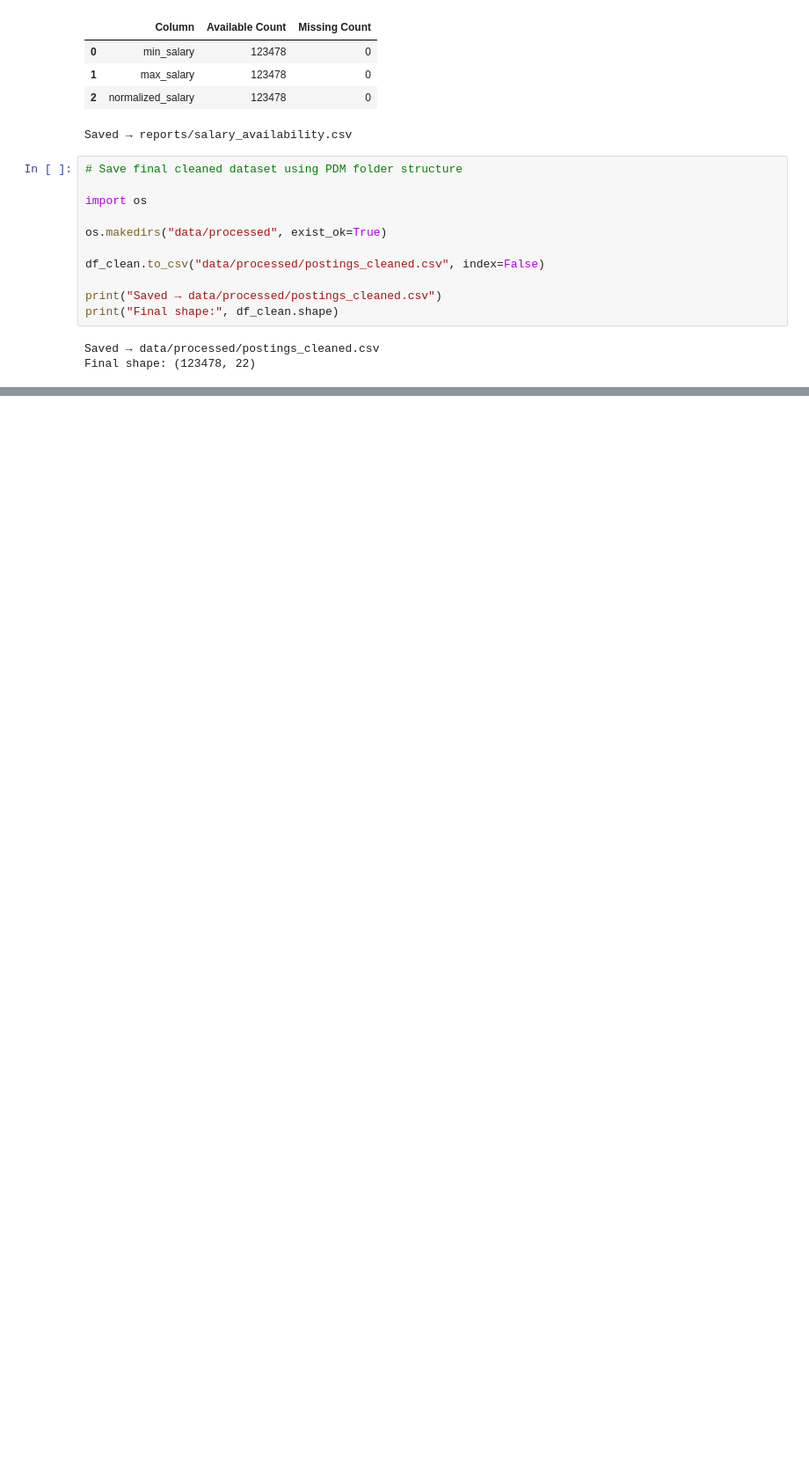
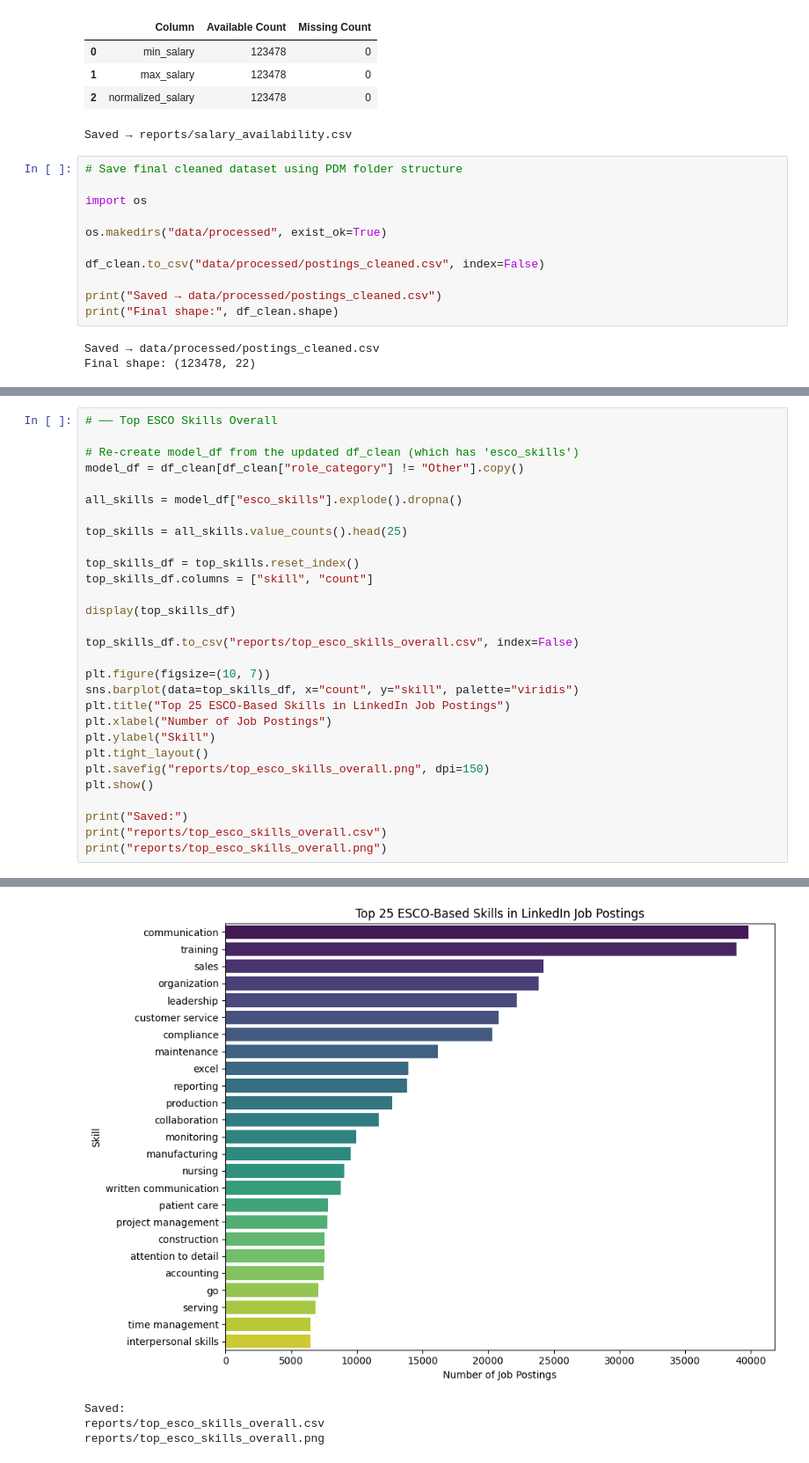
Before and after one commit to Manisha-Purushothaman/linkedin-job-nlp, a Jupyter notebook: notebooks/preprocessing_v1.ipynb, the cells around one changed output, grey strips where cells are left out. Shown at 88% size. Cells and saved outputs as stored; diff of their text form; blank space fills up the shorter version.

```diff
--- a/notebooks/preprocessing_v1.ipynb
+++ b/notebooks/preprocessing_v1.ipynb
@@ -490,0 +1515,30 @@ Final shape: (123478, 22)
+# %%
+# ── Top ESCO Skills Overall
+
+# Re-create model_df from the updated df_clean (which has 'esco_skills')
+model_df = df_clean[df_clean["role_category"] != "Other"].copy()
+
+all_skills = model_df["esco_skills"].explode().dropna()
+
+top_skills = all_skills.value_counts().head(25)
+
+top_skills_df = top_skills.reset_index()
+top_skills_df.columns = ["skill", "count"]
+
+display(top_skills_df)
+
+top_skills_df.to_csv("reports/top_esco_skills_overall.csv", index=False)
+
+plt.figure(figsize=(10, 7))
+sns.barplot(data=top_skills_df, x="count", y="skill", palette="viridis")
+plt.title("Top 25 ESCO-Based Skills in LinkedIn Job Postings")
+plt.xlabel("Number of Job Postings")
+plt.ylabel("Skill")
+plt.tight_layout()
+plt.savefig("reports/top_esco_skills_overall.png", dpi=150)
+plt.show()
+
+print("Saved:")
+print("reports/top_esco_skills_overall.csv")
+print("reports/top_esco_skills_overall.png")
+# %% [output]
@@ -490,0 +1562,4 @@ Final shape: (123478, 22)
+[figure, added]
+Saved:
+reports/top_esco_skills_overall.csv
+reports/top_esco_skills_overall.png
```
Also changed, not shown: parts of 60 cells of this notebook.
